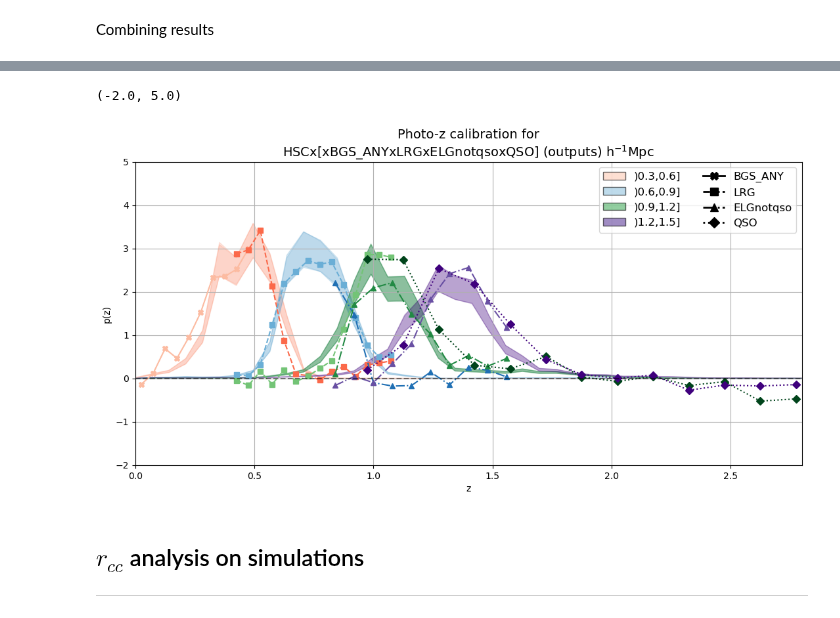
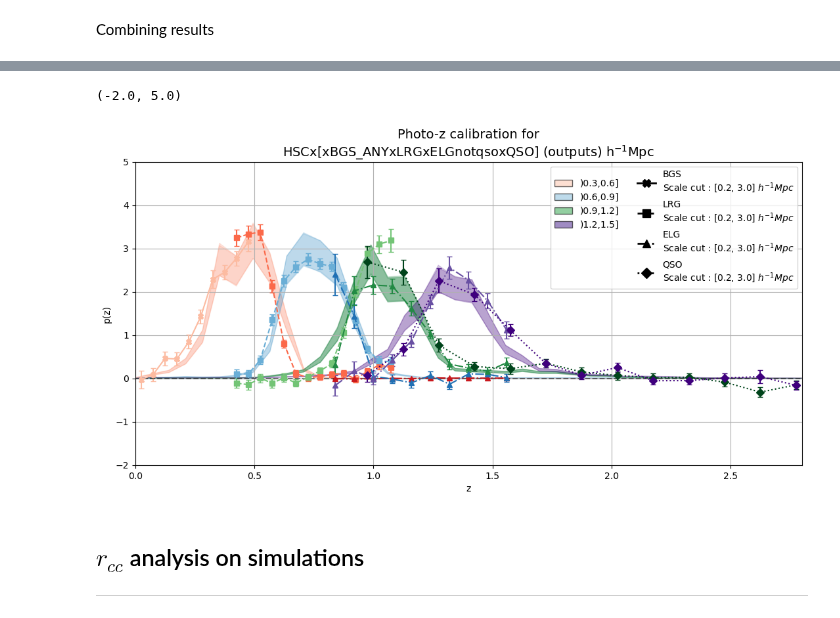
Before and after one commit to JeanCHDJdev/desi-y3-hsc, a Jupyter notebook: src/statistics/plot_results.ipynb, the cells around one changed output, grey strips where cells are left out. Drawn from its saved outputs; the diff is of its cells as text; code cells hidden in the pictures.

```diff
--- a/src/statistics/plot_results.ipynb
+++ b/src/statistics/plot_results.ipynb
@@ -61,10 +61,10 @@ importlib.reload(inference)
 ROOT = Path('/global/cfs/projectdirs/desi/users/jchdj/desi-y3-hsc/src/statistics/outputs/')
 desc = 'j64_ns256'
 path_dictionary = {
-    'HSC' : ROOT / 'current2' / f'auto_{desc}_HSC', #quasar spacing bla bla bla
-    'DESI_NGC' : ROOT / 'current2' / f'auto_{desc}_NGC',
+    'HSC' : ROOT / 'current4' / f'auto_{desc}_HSC', #quasar spacing bla bla bla
+    'DESI_NGC' : ROOT / 'current4' / f'auto_{desc}_NGC',
     'DESI_SGC' : None, #ROOT / f'autos_{desc}_SGC',
-    'DESIxHSC' : ROOT / 'current2' / f'cross_{desc}',
+    'DESIxHSC' : ROOT / 'current4' / f'cross_{desc}',
 }
 for v in path_dictionary.values():
     if v is not None:
@@ -188,15 +172,18 @@ for i in range(4):
         label=f'bin {i+1} (HSC)',
         alpha=0.4
         )
-    plt.plot(
+    normalization = simpson(nz[i], x=zval)
+    plt.errorbar(
         zval,
-        nz[i]/simpson(nz[i], x=zval),
+        nz[i]/normalization,
+        nz_err[i]/normalization,
         marker=markers[i],
         markersize=3.5,
         linestyle='-',
         alpha=0.5,
         color=colors[i],
-        label=f'bin {i+1} (DESI)'
+        label=f'bin {i+1} (DESI)',
+        capsize=3,
         )
 
 plt.xlabel('z')
@@ -218,7 +205,7 @@ for i in range(1, 5):
     data.append(
         inference.full_npz_tomo(
             path_dictionary=path_dictionary,
-            scale_cuts=[0.5, 5.0],
+            scale_cuts=[1, 5.0],
             tracer=tracer,
             tomo_bin=i,
             verbose=True,
@@ -465,7 +453,13 @@ Combining results
 # %%
 importlib.reload(inference)
 ncurves = 0
-tracers = ['BGS_ANY', 'LRG', 'ELGnotqso', 'QSO'] #'LRG', 'ELGnotqso', 'QSO']#'ELGnotqso', 'QSO']
+tracers = ['BGS_ANY', 'LRG', 'ELGnotqso', 'QSO'] #'LRG', 'ELGnotqso', 'QSO'] #'LRG', 'ELGnotqso', 'QSO']#'ELGnotqso', 'QSO']
+tracer_trad = {
+    'BGS_ANY' : 'BGS',
+    'LRG' : 'LRG',
+    'ELGnotqso' : 'ELG',
+    'QSO' : 'QSO',
+}
 
 # tomographic binning...
 bins_hsc = np.arange(0.3, 1.8, 0.3)
@@ -479,7 +473,7 @@ tomo_bin_dnnz = np.loadtxt('hsc_pz/data/tomographic_binning_dnnz.dat')
 fig, ax = plt.subplots(figsize=(14, 6))
 fig.subplots_adjust(right=0.85)
 
-scale_cuts = [[0.5, 5]] #[[0.2, 2.5], [0.2, 2.5], [0.2, 5], [0.5, 5]]
+scale_cuts = [[0.2, 3]] # in Mpc/h #[[0.2, 2.5], [0.2, 2.5], [0.2, 5], [0.5, 5]]
 if scale_cuts is not None and len(scale_cuts) == 1:
     scale_cuts = [scale_cuts[0] for _ in range(len(tracers))]
 
@@ -502,11 +496,11 @@ for n in range(len(tracers)):
 
     ids_to_skip = []
     nz = []
+    nz_err = []
 
     for tomo in range(1, 5):
         print(f"Computing n(z) for tracer {t} and tomo bin {tomo}")
-        nz.append(
-            inference.full_npz_tomo(
+        tomo_nz, tomo_nz_err = inference.full_npz_tomo(
                 path_dictionary=path_dictionary,
                 scale_cuts=scale_cuts[n],
                 tracer=t,
@@ -515,7 +509,8 @@ for n in range(len(tracers)):
                 sigmaj_corrections=np.ones_like(sigmaj_corr),
                 rebin=1,
                 )
-            )
+        nz.append(tomo_nz)
+        nz_err.append(tomo_nz_err)
 
     area_ratio = []
 
@@ -540,17 +535,21 @@ for n in range(len(tracers)):
             )
 
     for j in range(4):
-        if j in ids_to_skip and tracer == 'QSO':
+        if j in ids_to_skip and t=='QSO':
             continue
-        ax.plot(
-            zval,
-            nz[j]/simpson(nz[j], x=zval)*area_ratio[j],
-            marker=markers[n],
-            linestyle=linestyles[n],
-            markersize=6,
-            alpha=1,
-            color=colormaps[j]((n+1)/4),
-            )
+        normalization = simpson(nz[j], x=zval)/area_ratio[j]
+        if normalization > 0:
+            ax.errorbar(
+                x=zval,
+                y=nz[j]/normalization,
+                yerr=nz_err[j]/normalization,
+                capsize=3,
+                marker=markers[n],
+                linestyle=linestyles[n],
+                markersize=6,
+                alpha=1,
+                color=colormaps[j]((n+1)/4),
+                )
 
     title+= f'x{tracers[n]}'
 
@@ -571,12 +570,13 @@ for bin_id in range(1, len(bins_hsc)):
 
 for i, (marker, linestyle, tracer) in enumerate(zip(markers, linestyles, tracers)):
     element = Line2D(
-        [0], [0],
+        [0],
+        [0],
         color='black',
         marker=marker,
         linestyle=linestyle,
         markersize=8,
-        label=tracer,
+        label=tracer_trad[tracer] + f'\nScale cut : [{scale_cuts[i][0]:.1f}, {scale_cuts[i][1]:.1f}] ' + r'$h^{-1}Mpc$',
         linewidth=2
     )
     legend_elements.append(element)
@@ -585,7 +585,7 @@ ax.legend(
     handles=legend_elements,
     loc='upper right',
     ncol=2,
-    fontsize=12,
+    fontsize=10,
 )
 
 ax.axhline(0, color='black', linestyle='--', alpha=0.5)
@@ -614,5 +614,5 @@ wsp : bin_index : 13, zloc : 2.7750000000000004
 (-2.0, 5.0)
-[figure, old version]
+[figure, new version]
 # %% [markdown]
 ## $r_{cc}$ analysis on simulations
 
```
Also changed, not shown: parts of 15 cells of this notebook, 7 other files.
